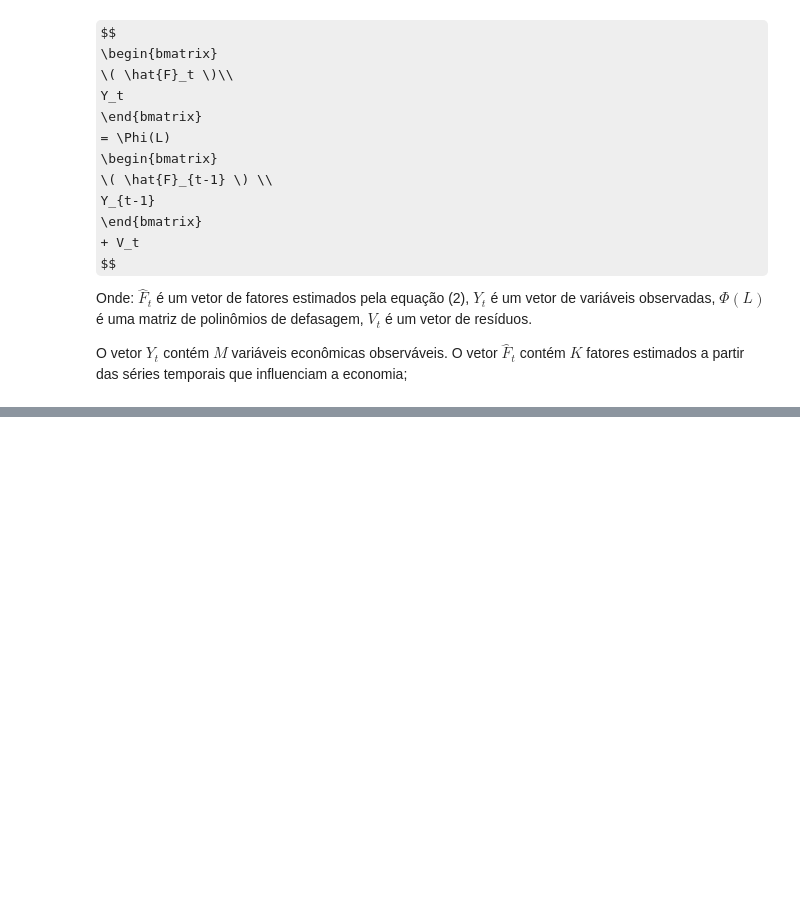
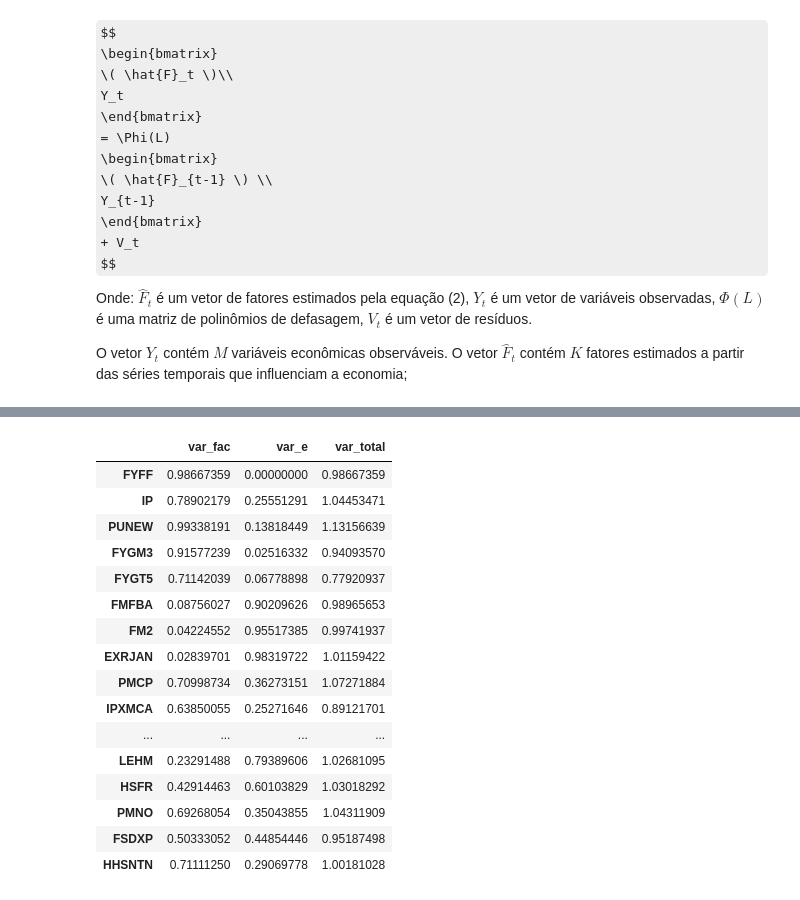
Before and after one commit to rehpires/FAVAR-ReplicationBBE, a Jupyter notebook: FAVAR.ipynb, the cells around one changed output, grey strips where cells are left out. Saved outputs shown, nothing was run; the diff lists cells and outputs as text; code cells hidden in the pictures; some formulas as TeX source; blank space fills up the shorter version.

```diff
--- a/FAVAR.ipynb
+++ b/FAVAR.ipynb
@@ -284,0 +350,58 @@ fig.savefig('IRF_FAVAR.png', dpi=600)
+# %%
+# Initialize arrays to store squared IRFs
+
+hor = 60
+
+key_nvars = len(variables)
+
+psi2_pc1 = np.zeros(key_nvars)
+psi2_pc2 = np.zeros(key_nvars)
+psi2_pc3 = np.zeros(key_nvars)
+psi2_fyff = np.zeros(key_nvars)
+
+# Accumulate squared IRFs
+for i in range(key_nvars):  # Python is 0-indexed
+    for j in range(hor):
+        psi2_pc1[i] += irf_arrays["irf_X_pc1"][j, i]**2
+        psi2_pc2[i] += irf_arrays["irf_X_pc2"][j, i]**2
+        psi2_pc3[i] += irf_arrays["irf_X_pc3"][j, i]**2
+        psi2_fyff[i] += irf_arrays["irf_X_fyff"][j, i]**2
+# %%
+# Initialize arrays for total variance and variance from factors
+var_total = np.zeros(key_nvars)
+var_fac = np.zeros(key_nvars)
+var_e = np.zeros(key_nvars)
+
+# Calculate variances
+for i, var_name in enumerate(variables):
+    var_fac[i] = psi2_pc1[i] + psi2_pc2[i] + psi2_pc3[i] + psi2_fyff[i]
+
+    # Ensure you are accessing the RSE value for the current variable
+    rse_value = RSE.loc[var_name] ** 2  # This will get the RSE value for the specific variable
+
+    var_total[i] = var_fac[i] + rse_value
+    var_e[i] = rse_value
+
+# var_total now holds the total variance for each key variable
+# %%
+#group var_fac, var_e and var_total in a dataframe
+variance_decomposition = pd.DataFrame({'var_fac': var_fac, 'var_e': var_e, 'var_total': var_total}, index=variables)
+variance_decomposition
+# %% [output]
+|  | var_fac | var_e | var_total |
+| FYFF | 0.98667359 | 0.00000000 | 0.98667359 |
+| IP | 0.78902179 | 0.25551291 | 1.04453471 |
+| PUNEW | 0.99338191 | 0.13818449 | 1.13156639 |
+| FYGM3 | 0.91577239 | 0.02516332 | 0.94093570 |
+| FYGT5 | 0.71142039 | 0.06778898 | 0.77920937 |
+| FMFBA | 0.08756027 | 0.90209626 | 0.98965653 |
+| FM2 | 0.04224552 | 0.95517385 | 0.99741937 |
+| EXRJAN | 0.02839701 | 0.98319722 | 1.01159422 |
+| PMCP | 0.70998734 | 0.36273151 | 1.07271884 |
+| IPXMCA | 0.63850055 | 0.25271646 | 0.89121701 |
+| ... | ... | ... | ... |
+| LEHM | 0.23291488 | 0.79389606 | 1.02681095 |
+| HSFR | 0.42914463 | 0.60103829 | 1.03018292 |
+| PMNO | 0.69268054 | 0.35043855 | 1.04311909 |
+| FSDXP | 0.50333052 | 0.44854446 | 0.95187498 |
+| HHSNTN | 0.71111250 | 0.29069778 | 1.00181028 |
```
Also changed, not shown: parts of 12 cells of this notebook.
